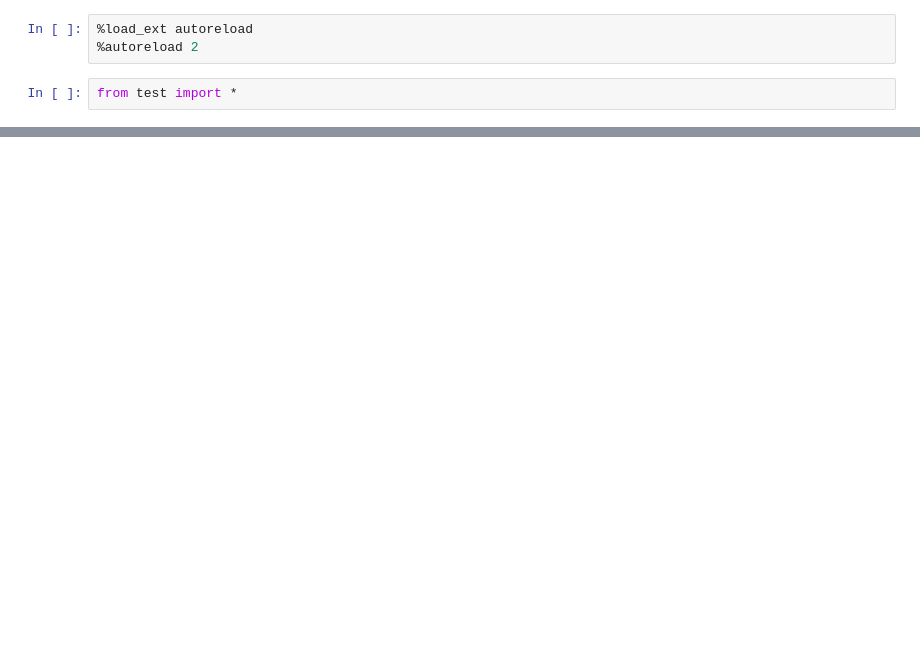
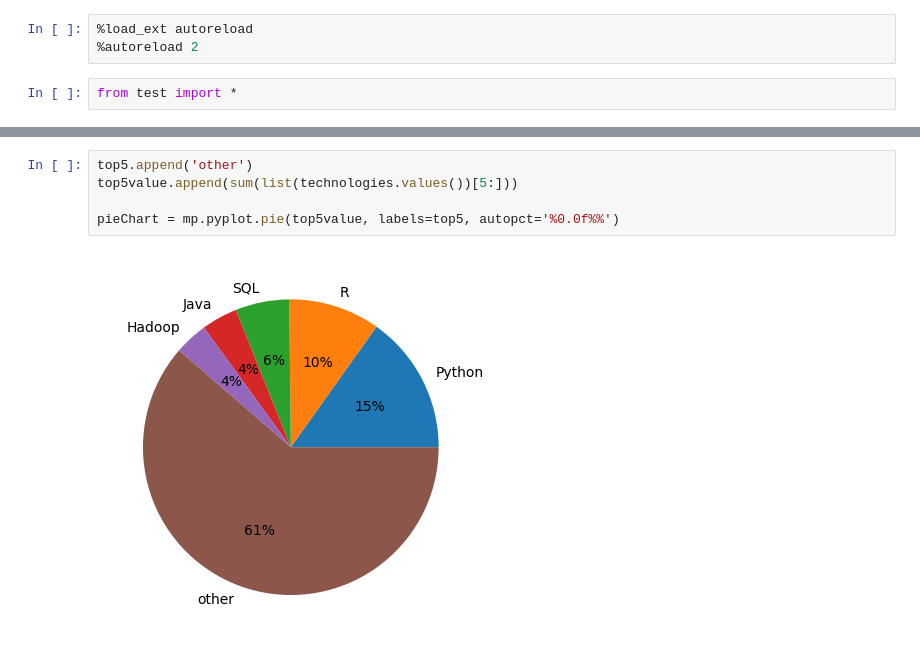
Before and after one commit to ettoreh/equancy-code-test, a Jupyter notebook: test.ipynb, the cells around one changed output, grey strips where cells are left out. Saved outputs shown, nothing was run; the diff lists cells and outputs as text; blank space fills up the shorter version.

```diff
--- a/test.ipynb
+++ b/test.ipynb
@@ -465,0 +233,7 @@ Ensuite plusieurs étapes sont nécessaires (entre autre un algorithme de machin
+# %%
+top5.append('other')
+top5value.append(sum(list(technologies.values())[5:]))
+
+pieChart = mp.pyplot.pie(top5value, labels=top5, autopct='%0.0f%%')
+# %% [output]
+[figure, added]
```
Also changed, not shown: parts of 77 cells of this notebook, 2 other files.
